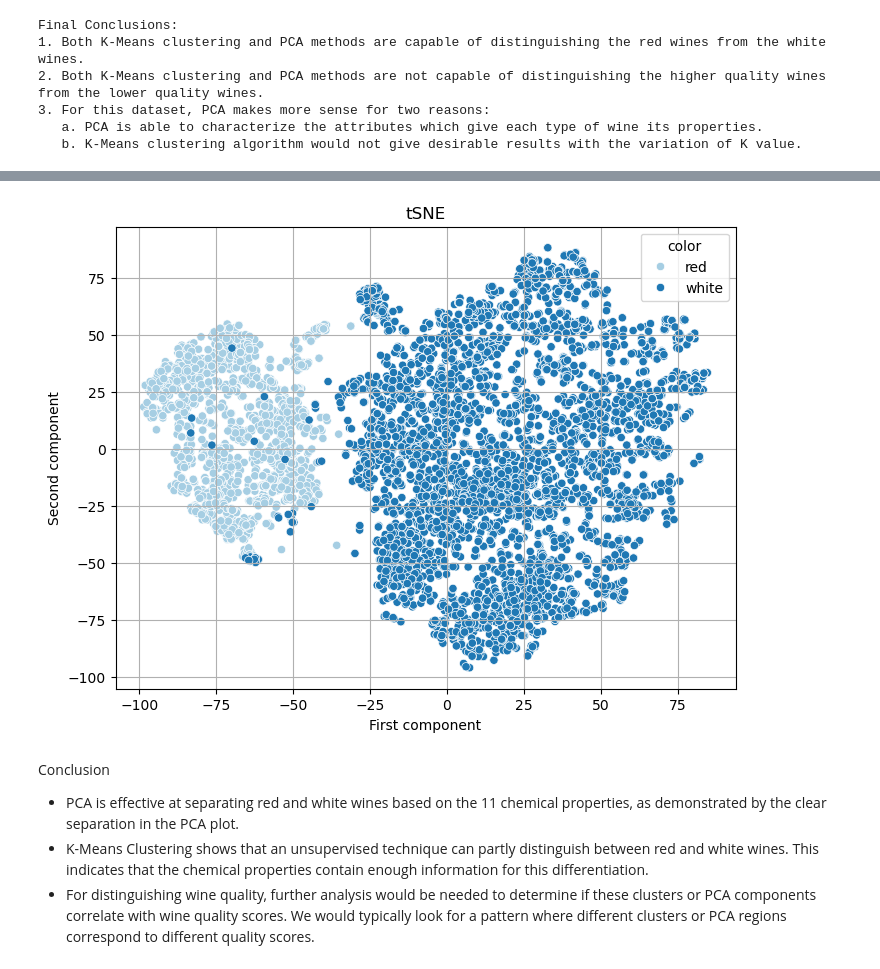
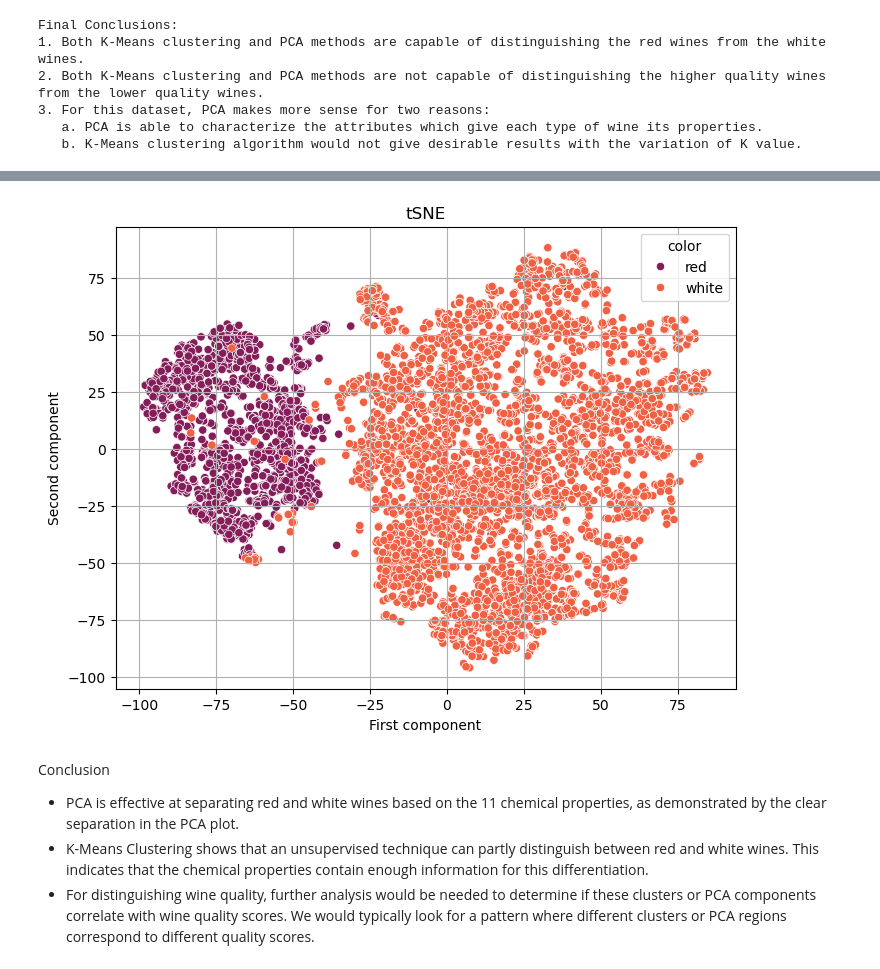
Before and after one commit to pranvgarg/ML-4Guys, a Jupyter notebook: 4. Clustering and dimensionality reduction/Clustering and Dimensionality.ipynb, the cells around one changed output, grey strips where cells are left out. Cells and saved outputs as stored; diff of their text form; code cells hidden in the pictures.

```diff
--- a/4. Clustering and dimensionality reduction/Clustering and Dimensionality.ipynb
+++ b/4. Clustering and dimensionality reduction/Clustering and Dimensionality.ipynb
@@ -170,14 +194,14 @@ Xt = tsne.fit_transform(wineScaled)
 # %%
 
 plt.figure(figsize=(8, 6))
-sns.scatterplot(x=Xt[:, 0], y=Xt[:, 1], hue=y, palette='Paired')
+sns.scatterplot(x=Xt[:, 0], y=Xt[:, 1], hue=y, palette='rocket')
 plt.xlabel('First component')
 plt.ylabel('Second component')
 plt.title('tSNE')
 plt.grid()
 plt.show()
 # %% [output]
-[figure, old version]
+[figure, new version]
 # %% [markdown]
 Conclusion
 
```
Also changed, not shown: parts of 6 cells of this notebook, 1 other file.
